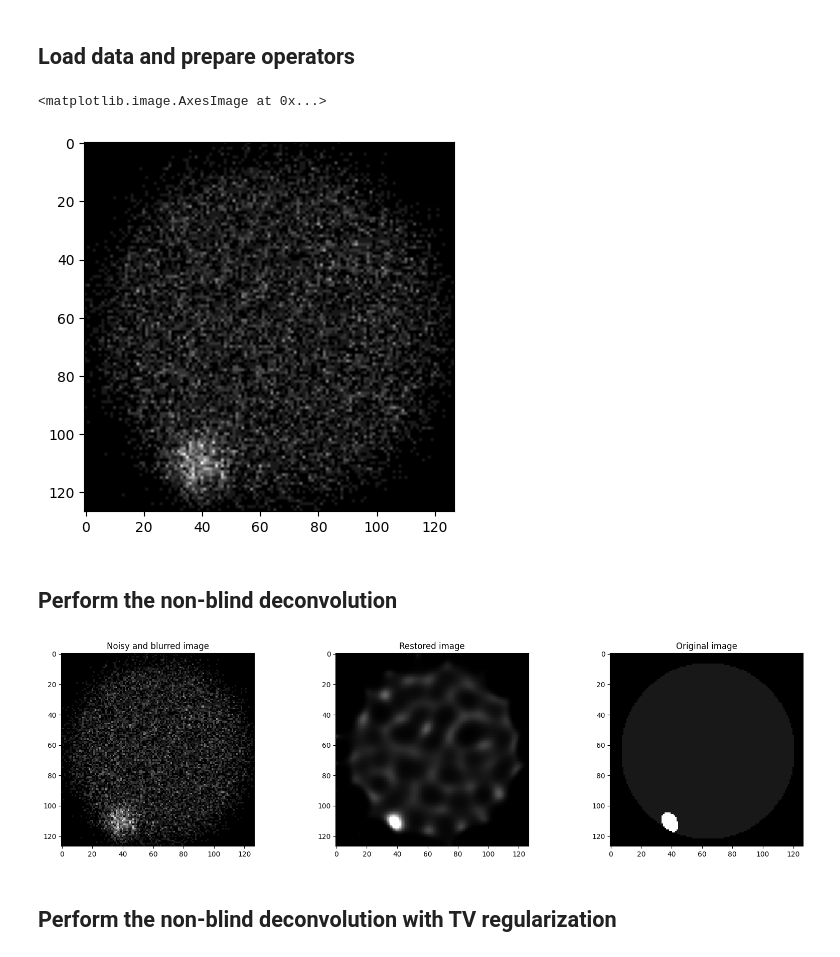
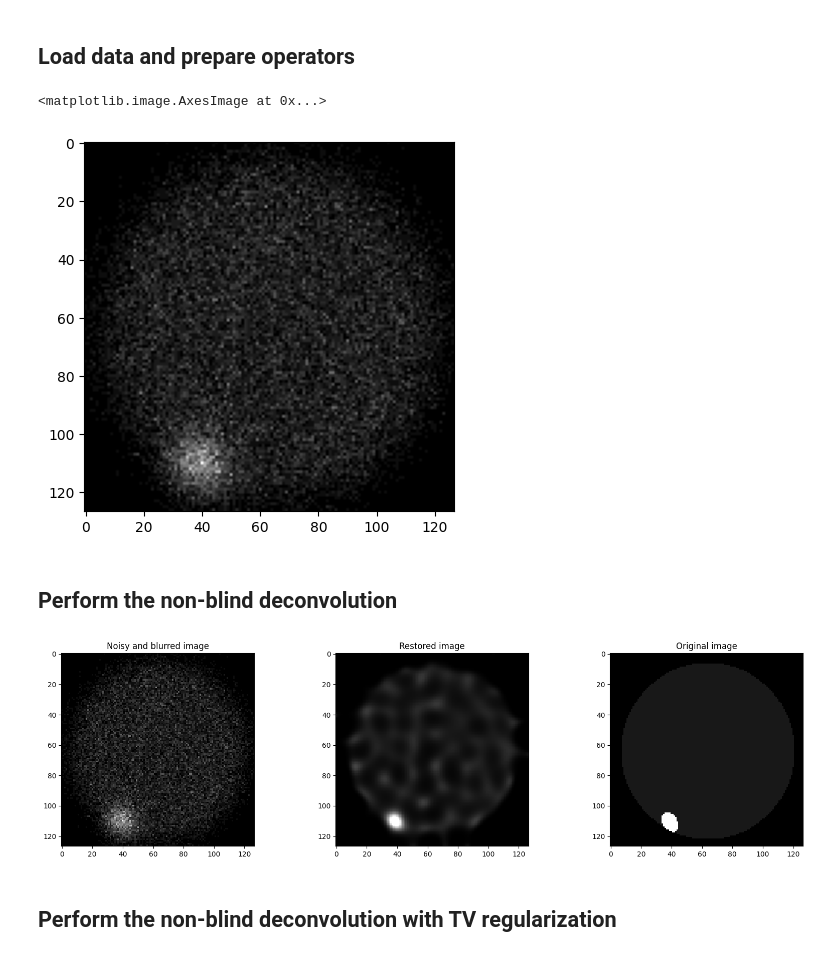
Before and after one commit to Tmodrzyk/richardson-lucy-python, a Jupyter notebook: greyscale.ipynb, the cells around one changed output. Drawn from its saved outputs; the diff is of its cells as text; code cells hidden in the pictures.

```diff
--- a/greyscale.ipynb
+++ b/greyscale.ipynb
@@ -11,35 +11,35 @@ import richardon_lucy as rl
 import noise
 import blur
 from PIL import Image
 
 device = "cuda"
 
 k_size = 63
 k_std = 6.0
 n_std = 0.1
-n_rate = 0.05
+n_rate = 0.1
 
 # Load the data
 ref = Image.open('img/img_88.png').convert('L')
 
 ref = torch.from_numpy(np.array(ref)).unsqueeze(0).unsqueeze(0).to(device).float() / 255.0
 ref = ref[:, :, :-1, :-1]
 
 gaussianblur = blur.GaussianBlur(k_size, k_std).to(device)
 k_ref = gaussianblur.get_kernel().view(1, 1, k_size, k_size).to(device)
 
 noiser = noise.PoissonNoise(n_rate)
 # noiser = noise.GaussianNoise(n_std)
 
 # Blur the image
 y = gaussianblur(ref)
 
 # Add noise
 y = noiser(y)
 plt.imshow(y[0, 0].detach().cpu().numpy(), cmap='gray')
 # %% [output]
 <matplotlib.image.AxesImage at 0x...>
-[figure, old version]
+[figure, new version]
 # %% [markdown]
 ## Perform the non-blind deconvolution
 # %%
@@ -60,7 +60,7 @@ plt.imshow(ref[0, 0].detach().cpu().numpy(), cmap='gray')
 plt.title('Original image')
 plt.show()
 # %% [output]
-[figure, old version]
+[figure, new version]
 # %% [markdown]
 ## Perform the non-blind deconvolution with TV regularization
 # %%
```
Also changed, not shown: parts of 3 cells of this notebook, 2 other files.
